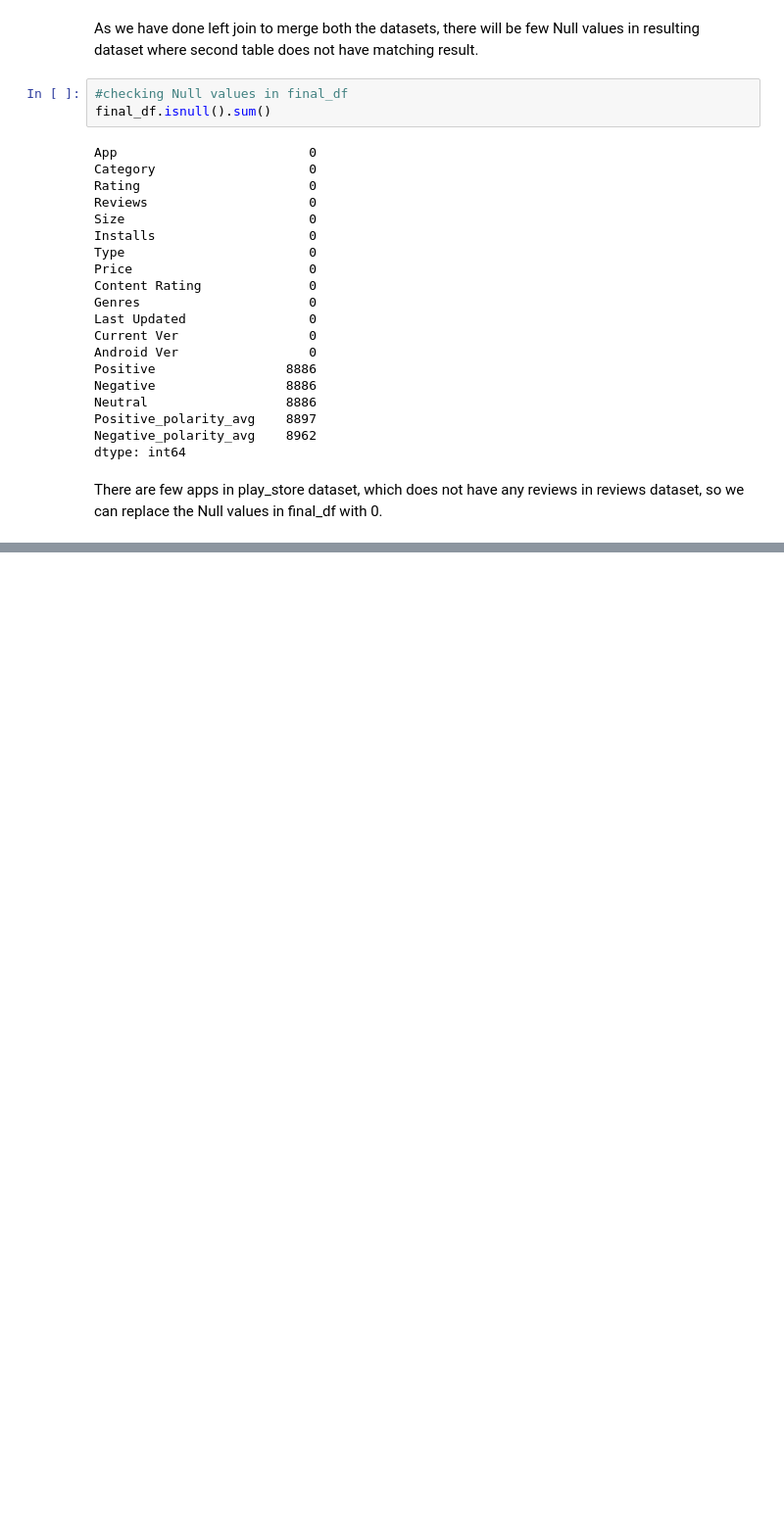
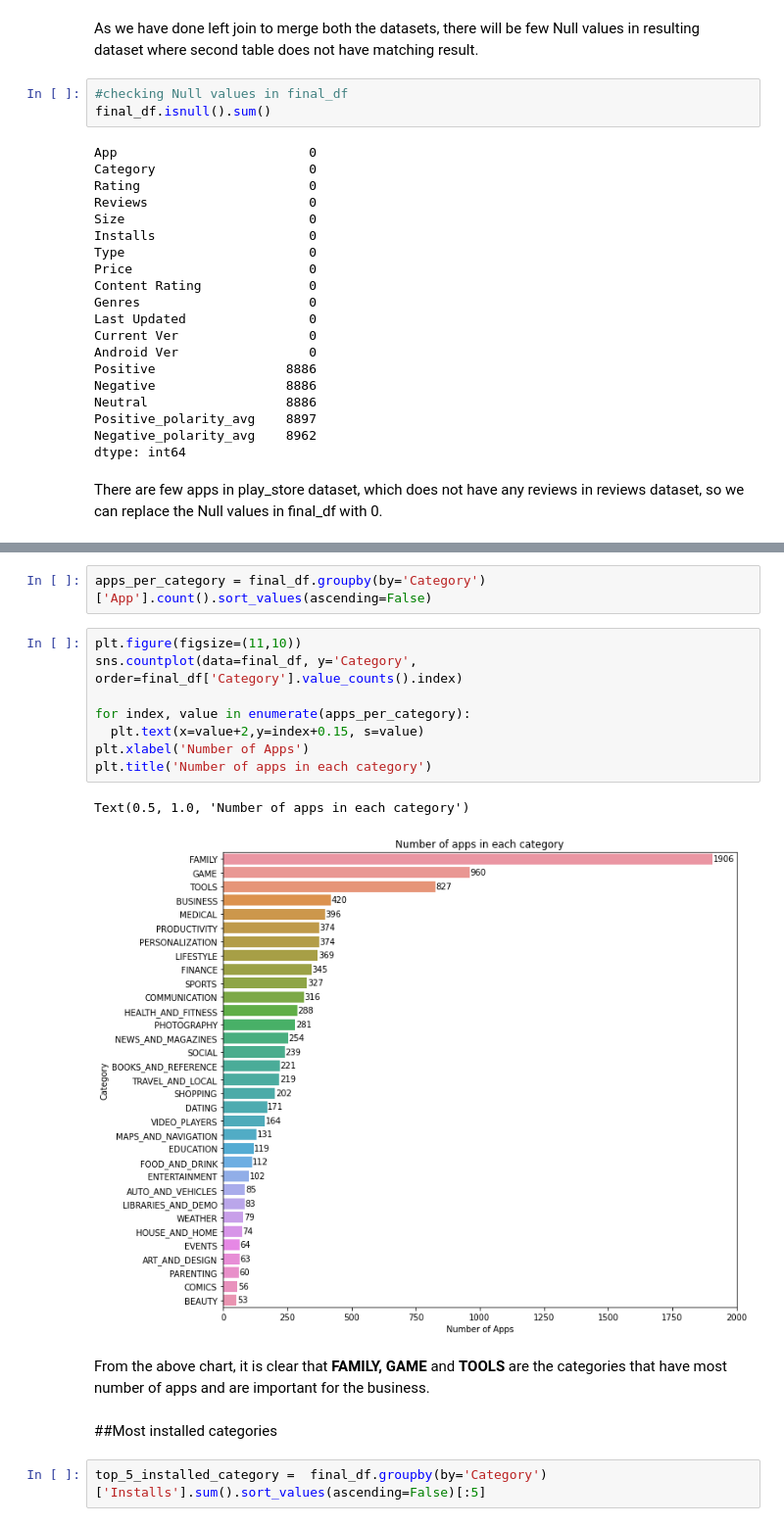
Before and after one commit to pranavdevi28/Play_Store_Data_Analysis, a Jupyter notebook: Play_Store_App_Review_Analysis_Capstone_Project.ipynb, the cells around one changed output, grey strips where cells are left out. Shown at 98% size. Drawn from its saved outputs; the diff is of its cells as text; blank space fills up the shorter version.

```diff
--- a/Play_Store_App_Review_Analysis_Capstone_Project.ipynb
+++ b/Play_Store_App_Review_Analysis_Capstone_Project.ipynb
@@ -484,0 +507,19 @@ final_df.describe()
+# %%
+apps_per_category = final_df.groupby(by='Category')['App'].count().sort_values(ascending=False)
+# %%
+plt.figure(figsize=(11,10))
+sns.countplot(data=final_df, y='Category', order=final_df['Category'].value_counts().index)
+
+for index, value in enumerate(apps_per_category):
+  plt.text(x=value+2,y=index+0.15, s=value)
+plt.xlabel('Number of Apps')
+plt.title('Number of apps in each category')
+# %% [output]
+Text(0.5, 1.0, 'Number of apps in each category')
+[figure, added]
+# %% [markdown]
+From the above chart, it is clear that **FAMILY, GAME** and **TOOLS** are the categories that have most number of apps and are important for the business.
+# %% [markdown]
+##Most installed categories
+# %%
+top_5_installed_category =  final_df.groupby(by='Category')['Installs'].sum().sort_values(ascending=False)[:5]
```
Also changed, not shown: parts of 55 cells of this notebook.
